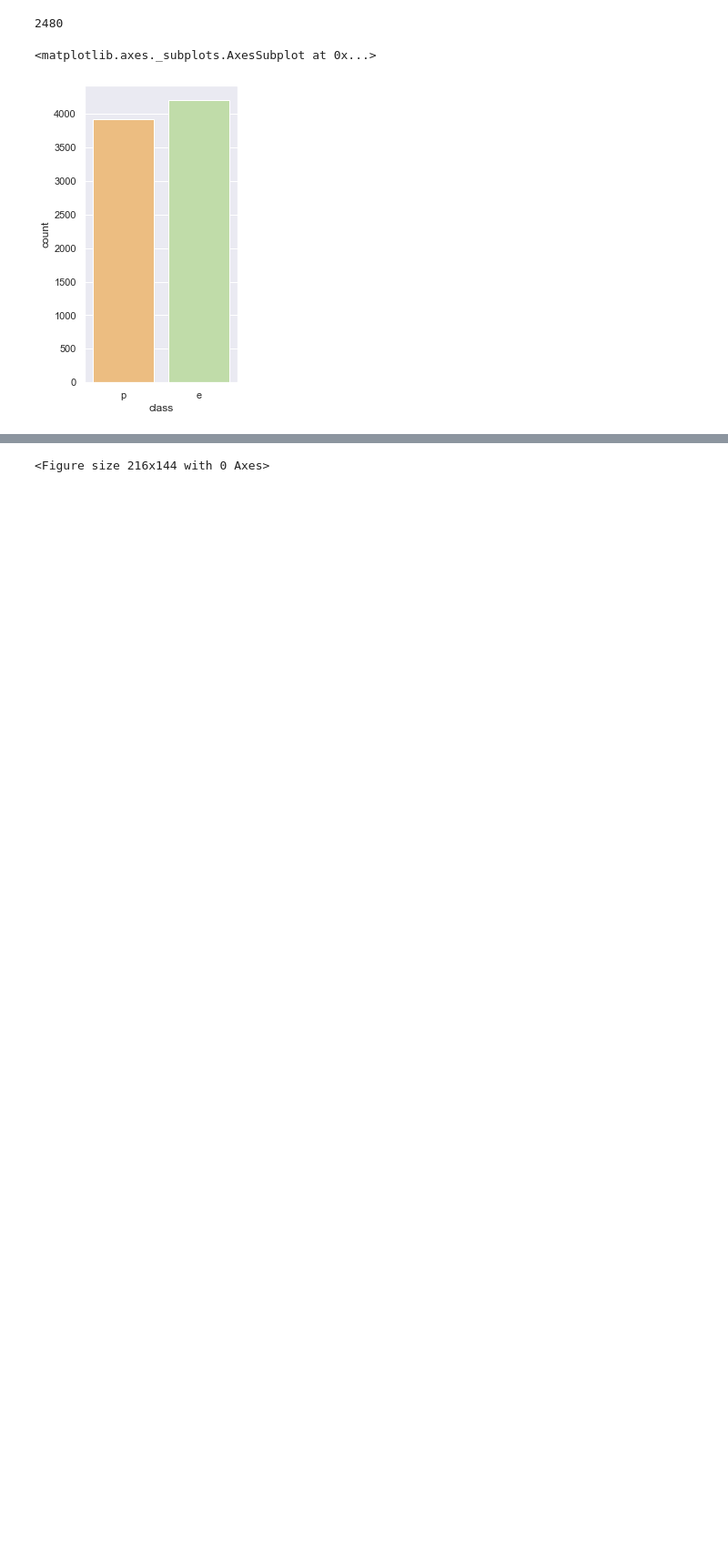
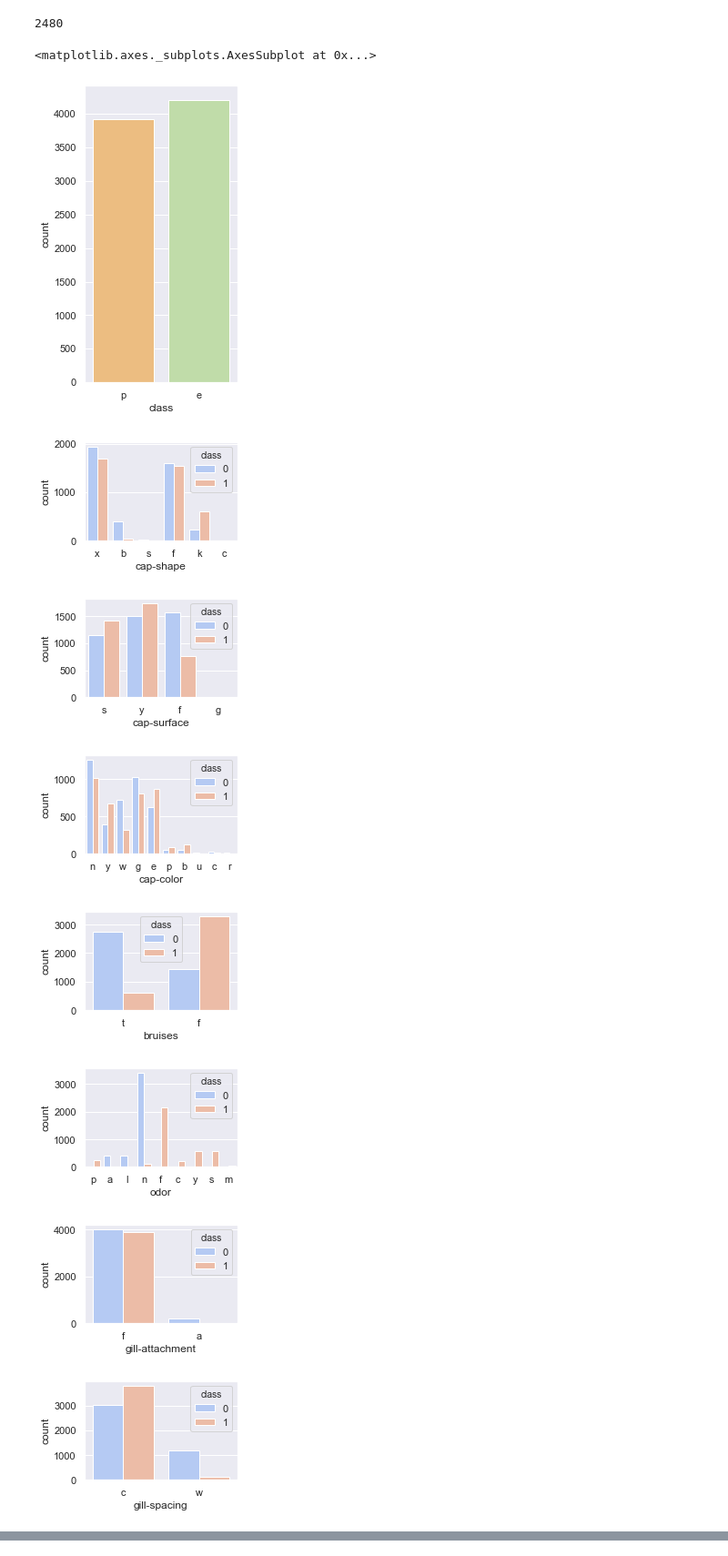
Before and after one commit to talesaraujo/kaggle-learn, a Jupyter notebook: mushroom/mushroom-classification.ipynb, the cells around one changed output, grey strips where cells are left out. Shown at 91% size. Drawn from its saved outputs; the diff is of its cells as text; code cells hidden in the pictures; blank space fills up the shorter version.

```diff
--- a/mushroom/mushroom-classification.ipynb
+++ b/mushroom/mushroom-classification.ipynb
@@ -80,12 +80,19 @@ df['class'] = df['class'].map(class_mapping)
 # %%
 def plot_hist(hue, data):
     for i, attr in enumerate(data.columns):
         plt.figure()
         sns.set(rc={'figure.figsize': (3, 2)})
-        ax = sns.countplot(x=data[attr], hue=hue, data=data, palette='heat')
+        ax = sns.countplot(x=data[attr], hue=hue, data=data, palette='coolwarm')
 
 hue = df['class']
 plot_data = df.drop(labels='class', axis=1)
 
 plot_hist(hue, plot_data)
 # %% [output]
+[figure, added]
+[figure, added]
+[figure, added]
+[figure, added]
+[figure, added]
+[figure, added]
+[figure, added]
@@ -93 +104,0 @@ ValueError: heat is not a valid palette name
-<Figure size 216x144 with 0 Axes>
```
Also changed, not shown: parts of 1 cell of this notebook.
